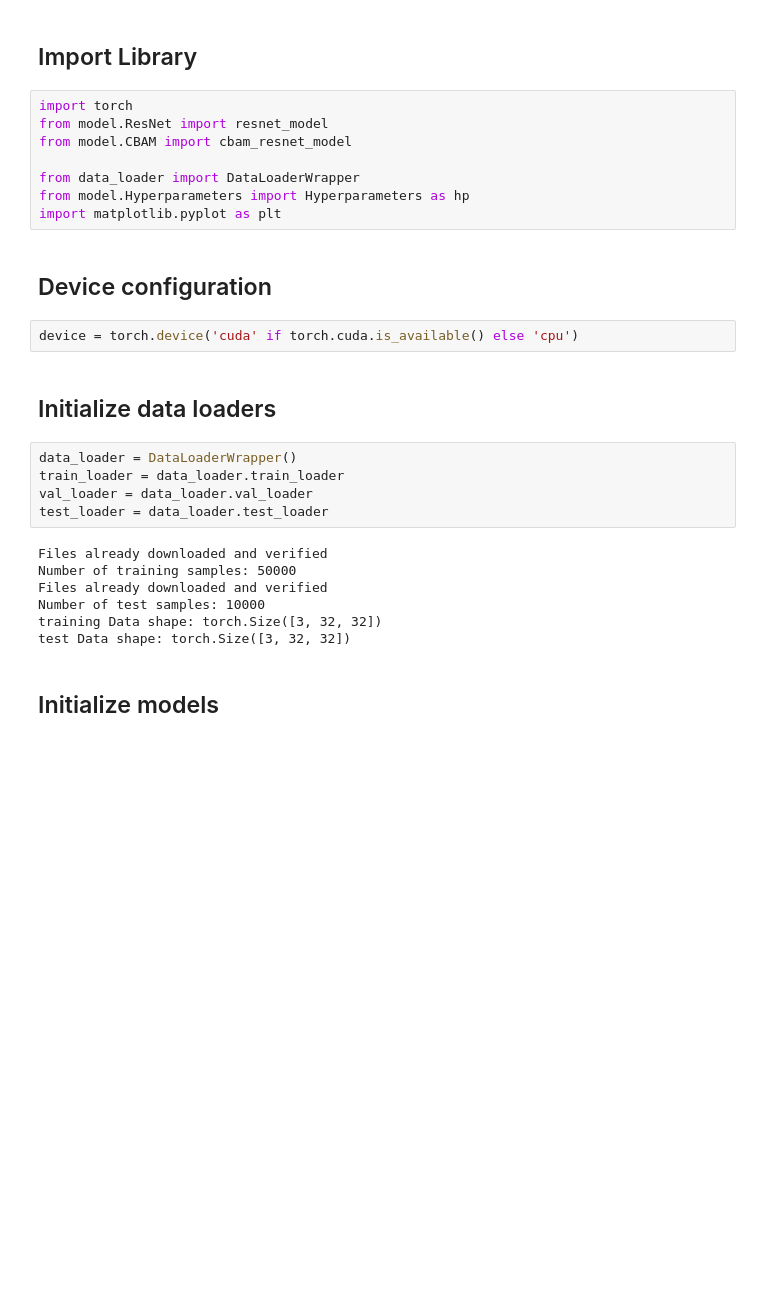
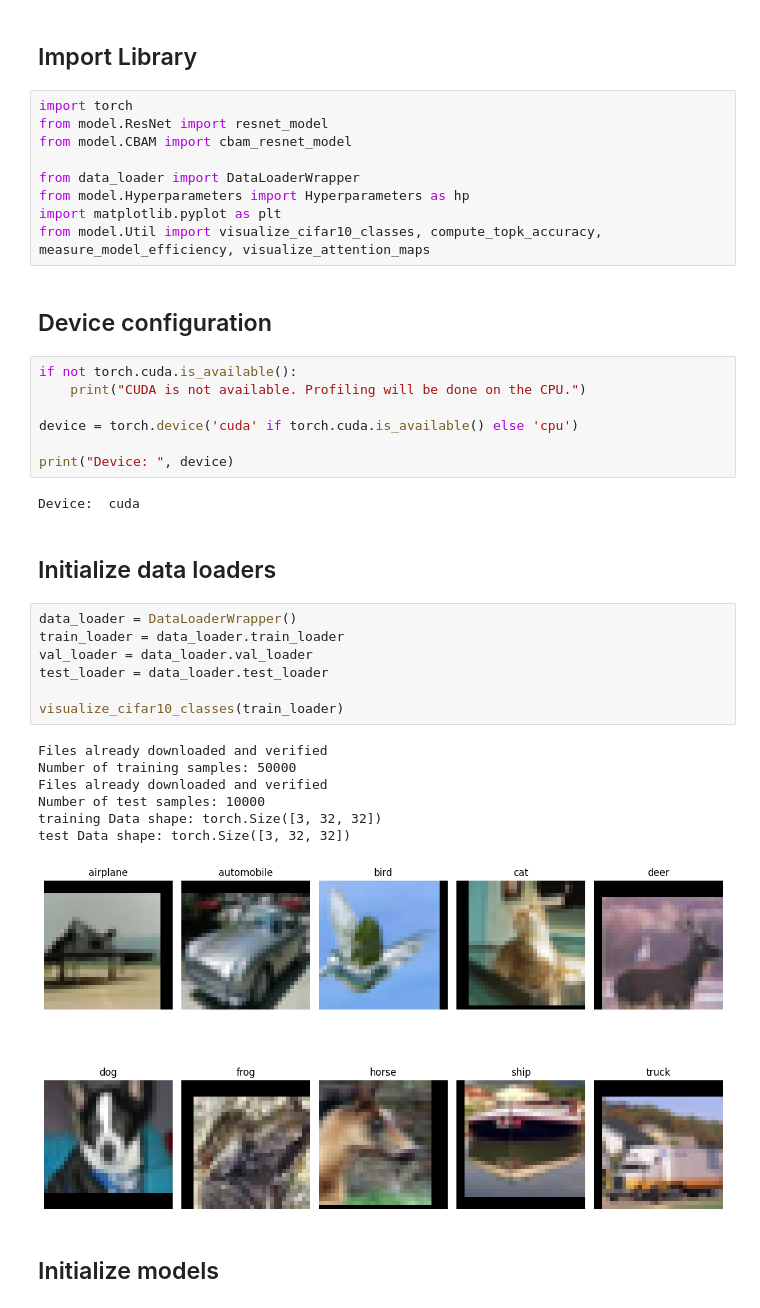
Before and after one commit to Osirs12OSCAR/CSE5523, a Jupyter notebook: main.ipynb, the cells around one changed output. Cells and saved outputs as stored; diff of their text form; blank space fills up the shorter version.

```diff
--- a/main.ipynb
+++ b/main.ipynb
@@ -8,24 +8,35 @@ from model.CBAM import cbam_resnet_model
 from data_loader import DataLoaderWrapper
 from model.Hyperparameters import Hyperparameters as hp
 import matplotlib.pyplot as plt
+from model.Util import visualize_cifar10_classes, compute_topk_accuracy, measure_model_efficiency, visualize_attention_maps
 # %% [markdown]
 ## Device configuration
 # %%
+if not torch.cuda.is_available():
+    print("CUDA is not available. Profiling will be done on the CPU.")
+
 device = torch.device('cuda' if torch.cuda.is_available() else 'cpu')
+
+print("Device: ", device)
+# %% [output]
+Device:  cuda
 # %% [markdown]
 ## Initialize data loaders
 # %%
 data_loader = DataLoaderWrapper()
 train_loader = data_loader.train_loader
 val_loader = data_loader.val_loader
 test_loader = data_loader.test_loader
+
+visualize_cifar10_classes(train_loader)
 # %% [output]
 Files already downloaded and verified
 Number of training samples: 50000
 Files already downloaded and verified
 Number of test samples: 10000
 training Data shape: torch.Size([3, 32, 32])
 test Data shape: torch.Size([3, 32, 32])
+[figure, added]
 # %% [markdown]
 ## Initialize models
 # %%
```
Also changed, not shown: parts of 23 cells of this notebook, 9 other files.
